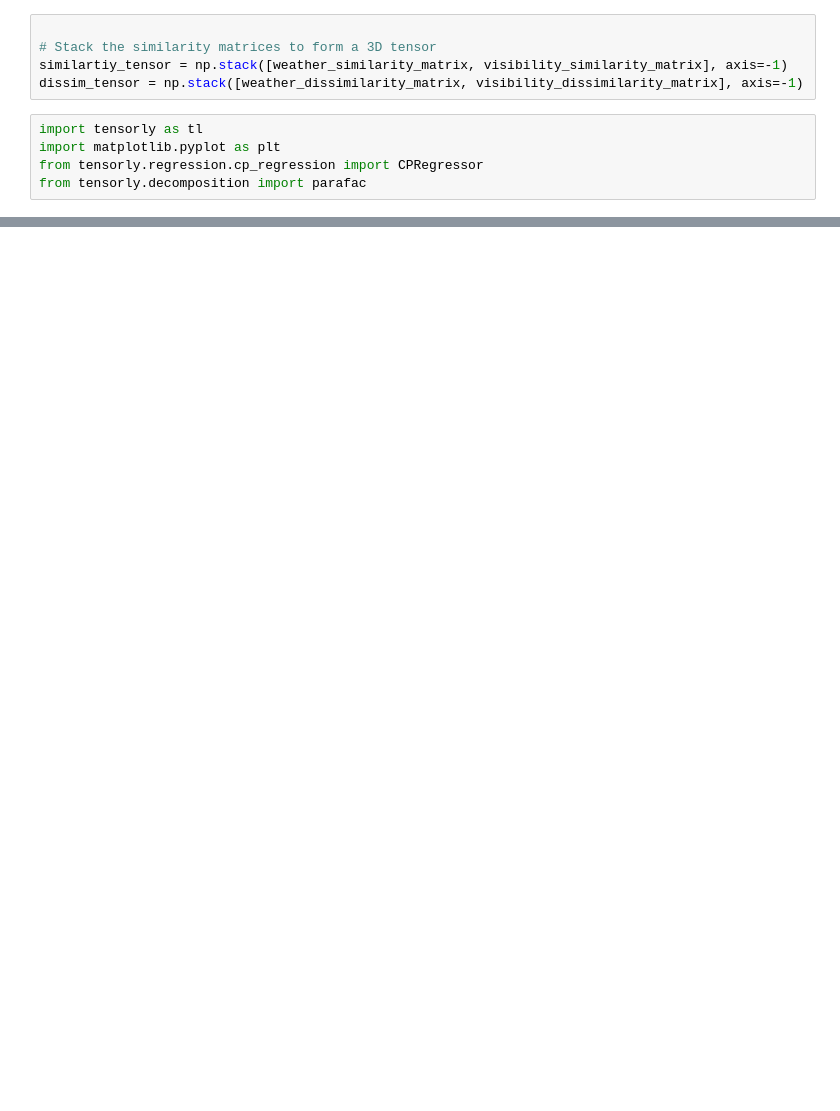
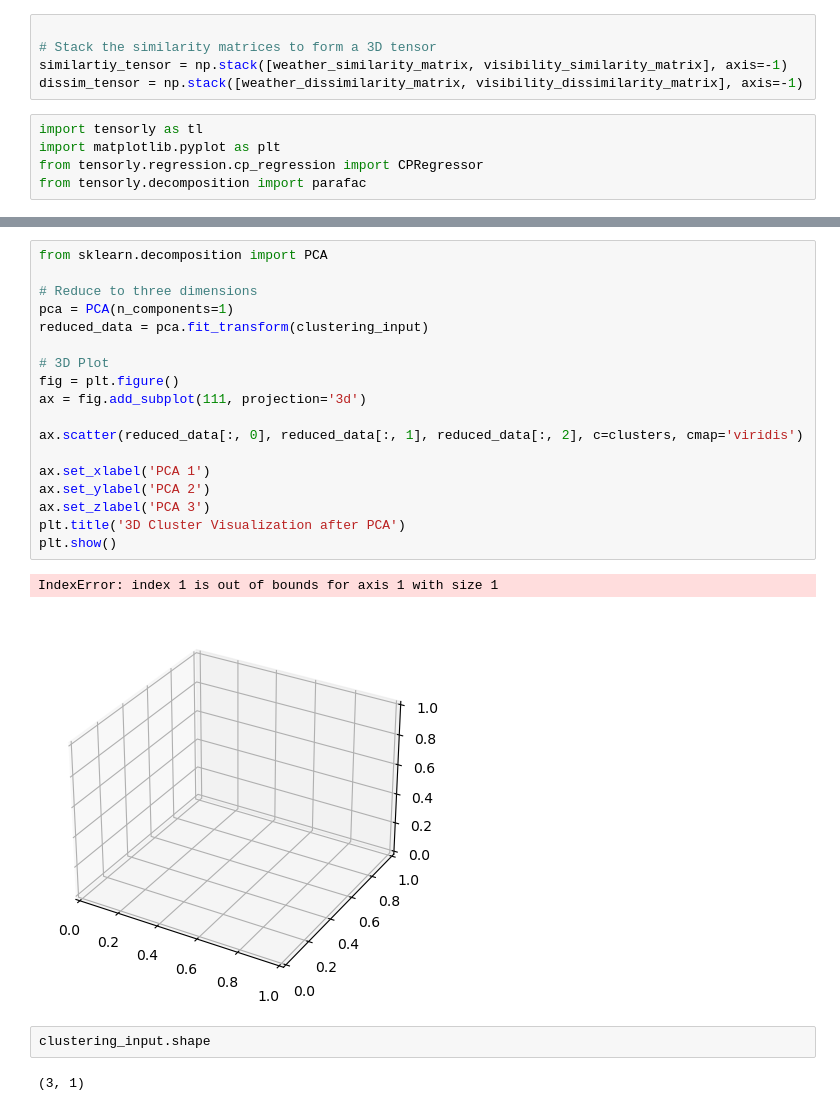
Before and after one commit to HUGOXBACA/UCR_GOOGLE_REU, a Jupyter notebook: Rail_Equipment_Accidents/DataEncoding.ipynb, the cells around one changed output, grey strips where cells are left out. Saved outputs shown, nothing was run; the diff lists cells and outputs as text; blank space fills up the shorter version.

```diff
--- a/Rail_Equipment_Accidents/DataEncoding.ipynb
+++ b/Rail_Equipment_Accidents/DataEncoding.ipynb
@@ -326,0 +398,25 @@ clustering_input = factors[0]  # This is an example; the choice depends on your
+# %%
+from sklearn.decomposition import PCA
+
+# Reduce to three dimensions
+pca = PCA(n_components=1)
+reduced_data = pca.fit_transform(clustering_input)
+
+# 3D Plot
+fig = plt.figure()
+ax = fig.add_subplot(111, projection='3d')
+
+ax.scatter(reduced_data[:, 0], reduced_data[:, 1], reduced_data[:, 2], c=clusters, cmap='viridis')
+
+ax.set_xlabel('PCA 1')
+ax.set_ylabel('PCA 2')
+ax.set_zlabel('PCA 3')
+plt.title('3D Cluster Visualization after PCA')
+plt.show()
+# %% [output]
+IndexError: index 1 is out of bounds for axis 1 with size 1
+[figure, added]
+# %%
+clustering_input.shape
+# %% [output]
+(3, 1)
```
Also changed, not shown: parts of 11 cells of this notebook.
